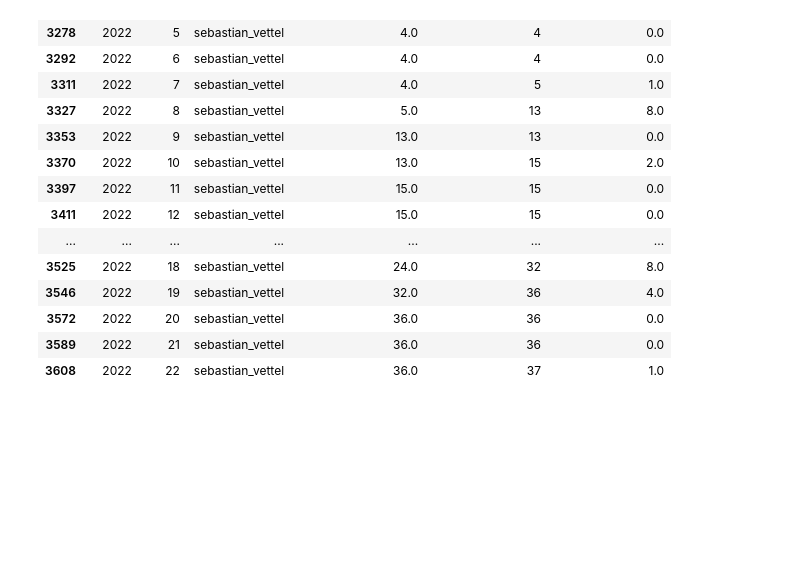
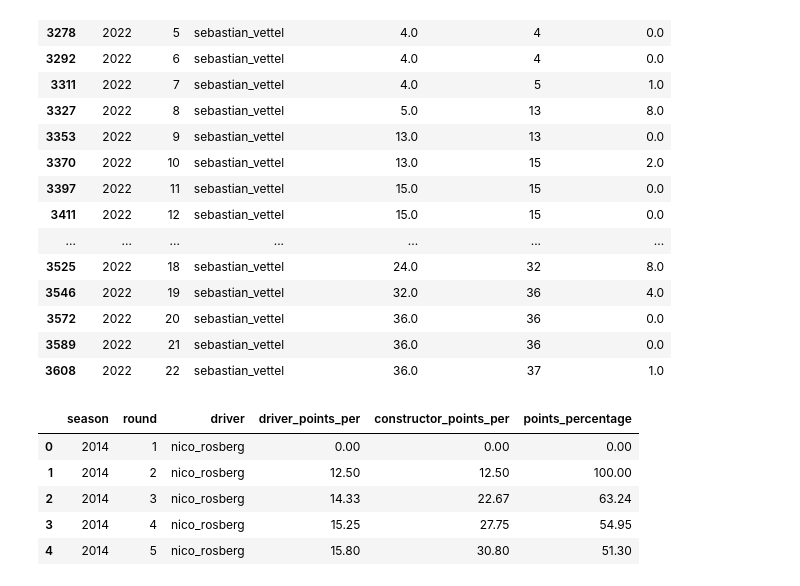
Before and after one commit to ollyjc99/f1-analytics, a Jupyter notebook: data processing/data-processing.ipynb, the cells around one changed output. Saved outputs shown, nothing was run; the diff lists cells and outputs as text; code cells hidden in the pictures; blank space fills up the shorter version.

```diff
--- a/data processing/data-processing.ipynb
+++ b/data processing/data-processing.ipynb
@@ -119,28 +144,38 @@ more_points = {
     'round': [],
     'driver': [],
     'driver_points_per': [],
+    'constructor_points_per': [],
     'points_percentage': []
 }
 # %%
 grouped = df2.groupby(['season'])
 
 for season, group in grouped:
     drivers = group.driver.unique()
     for driver in drivers:
         q = group.query('driver ==@driver')
         for index in list(range(len(q))):
             n = q.iloc[index]
             more_points['season'].append(season)
             more_points['round'].append(q.iloc[index]['round'])
             more_points['driver'].append(driver)
             more_points['driver_points_per'].append(round(n.driver_points_before / (index + 1), 2))
+            more_points['constructor_points_per'].append(round(n.constructor_points_before / (index + 1), 2))
             if n.driver_points_before != 0:
                 more_points['points_percentage'].append(round((n.driver_points_before / n.constructor_points_before) * 100, 2))
             else:
                 more_points['points_percentage'].append(0.00)
 
 
 more_points = pd.DataFrame(more_points)
+more_points.head()
+# %% [output]
+|  | season | round | driver | driver_points_per | constructor_points_per | points_percentage |
+| 0 | 2014 | 1 | nico_rosberg | 0.00 | 0.00 | 0.00 |
+| 1 | 2014 | 2 | nico_rosberg | 12.50 | 12.50 | 100.00 |
+| 2 | 2014 | 3 | nico_rosberg | 14.33 | 22.67 | 63.24 |
+| 3 | 2014 | 4 | nico_rosberg | 15.25 | 27.75 | 54.95 |
+| 4 | 2014 | 5 | nico_rosberg | 15.80 | 30.80 | 51.30 |
 # %%
 df3 = pd.merge(df2, more_points, how='inner', on=['season', 'round', 'driver'])
 df3.query('season == 2021 & constructor == "mercedes"')
```
Also changed, not shown: parts of 5 cells of this notebook, 1 other file.
